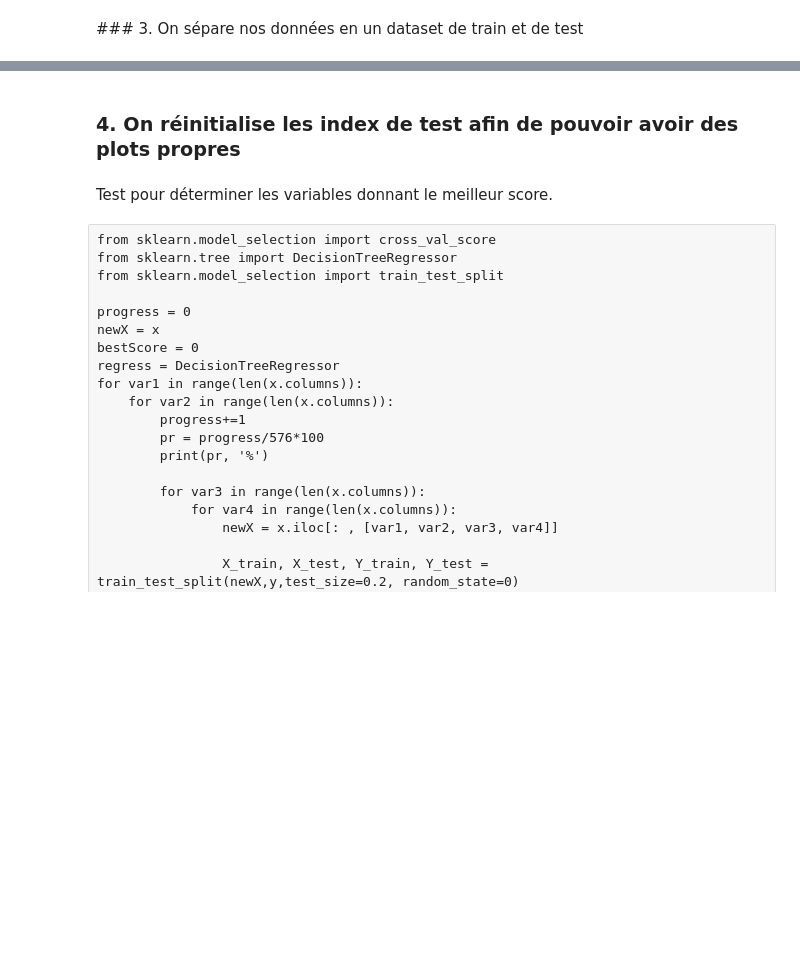
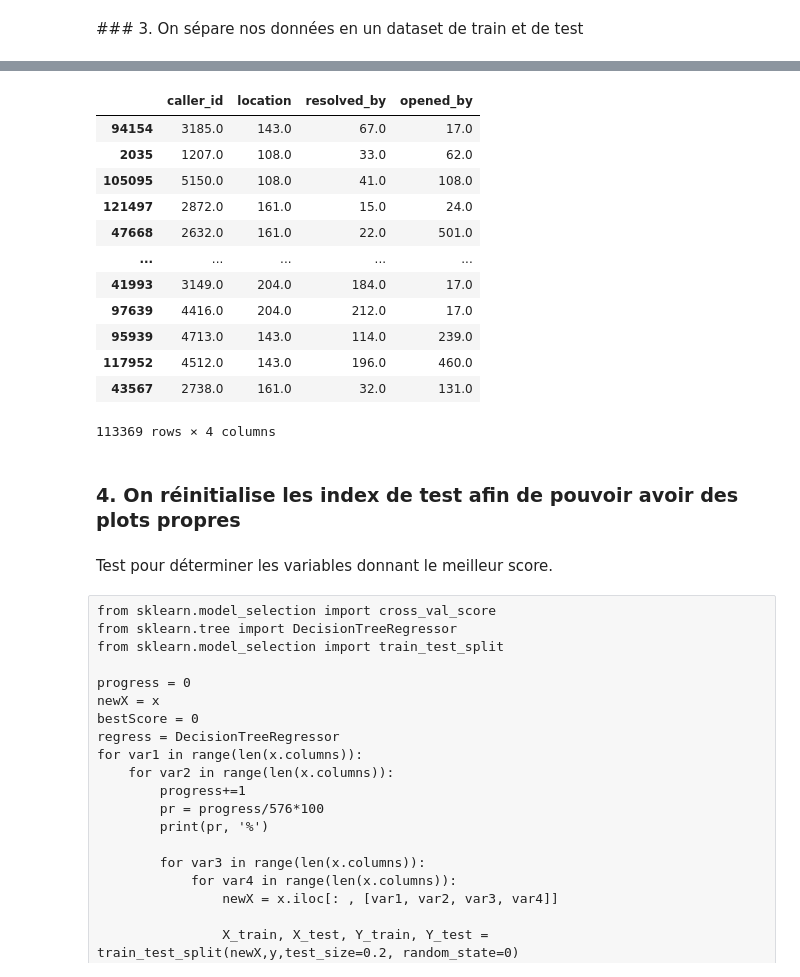
Before and after one commit to shenzou/RegressionPythonProject, a Jupyter notebook: Final Project.ipynb, the cells around one changed output, grey strips where cells are left out. Cells and saved outputs as stored; diff of their text form; code cells hidden in the pictures; blank space fills up the shorter version.

```diff
--- a/Final Project.ipynb
+++ b/Final Project.ipynb
@@ -333,3 +455,19 @@ X_train.shape, X_test.shape, Y_train.shape, Y_test.shape
+# %%
+X_train
+# %% [output]
+|  | caller_id | location | resolved_by | opened_by |
+| 94154 | 3185.0 | 143.0 | 67.0 | 17.0 |
+| 2035 | 1207.0 | 108.0 | 33.0 | 62.0 |
+| 105095 | 5150.0 | 108.0 | 41.0 | 108.0 |
+| 121497 | 2872.0 | 161.0 | 15.0 | 24.0 |
+| 47668 | 2632.0 | 161.0 | 22.0 | 501.0 |
+| ... | ... | ... | ... | ... |
+| 41993 | 3149.0 | 204.0 | 184.0 | 17.0 |
+| 97639 | 4416.0 | 204.0 | 212.0 | 17.0 |
+| 95939 | 4713.0 | 143.0 | 114.0 | 239.0 |
+| 117952 | 4512.0 | 143.0 | 196.0 | 460.0 |
+| 43567 | 2738.0 | 161.0 | 32.0 | 131.0 |
+113369 rows × 4 columns
 # %% [markdown]
 ### 4. On réinitialise les index de test afin de pouvoir avoir des plots propres
 # %%
```
Also changed, not shown: parts of 44 cells of this notebook, 53 other files.
